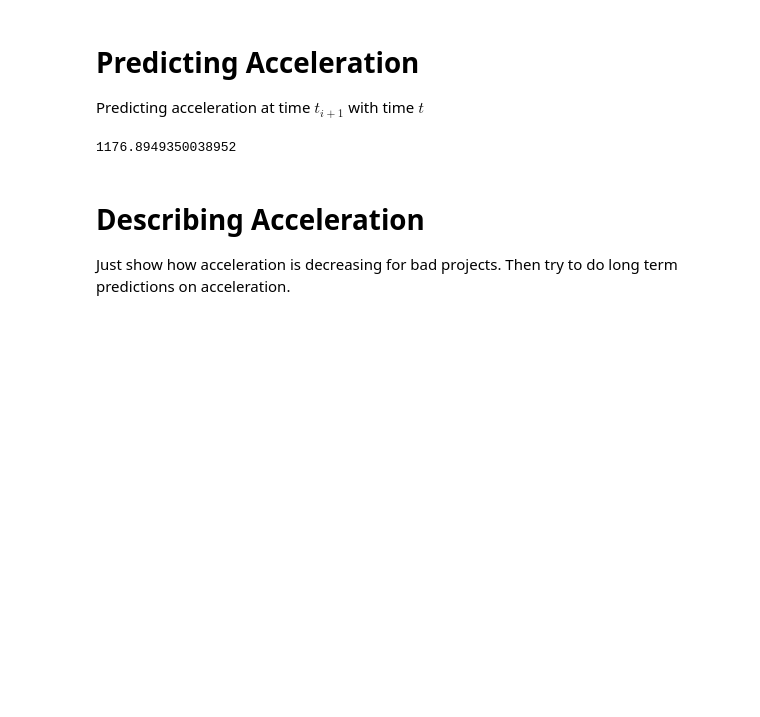
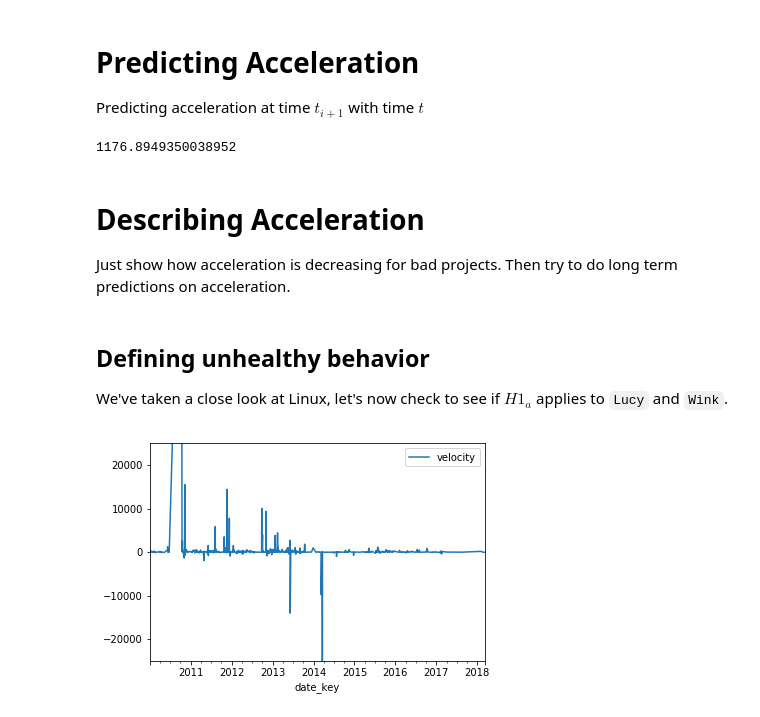
Before and after one commit to tbonza/EDS19, a Jupyter notebook: project/RepoHealth.ipynb, the cells around one changed output. Cells and saved outputs as stored; diff of their text form; code cells hidden in the pictures; blank space fills up the shorter version.

```diff
--- a/project/RepoHealth.ipynb
+++ b/project/RepoHealth.ipynb
@@ -271,3 +271,15 @@ np.sqrt(np.mean((vii - vi)**2))
 
 Just show how acceleration is decreasing for bad projects. Then
 try to do long term predictions on acceleration.
+# %% [markdown]
+## Defining unhealthy behavior
+
+We've taken a close look at Linux, let's now check to see if $H1_{a}$ applies to `Lucy` and `Wink`.
+# %%
+hmm = dfdt[(dfdt.owner_name == 'apache') & (dfdt.project_name == 'attic-lucy')][['date_key', 'velocity']]
+# %%
+hmm.groupby('date_key').sum().plot()
+plt.ylim(-25000,25000)
+plt.show()
+# %% [output]
+[figure, added]
```
Also changed, not shown: parts of 17 cells of this notebook.
